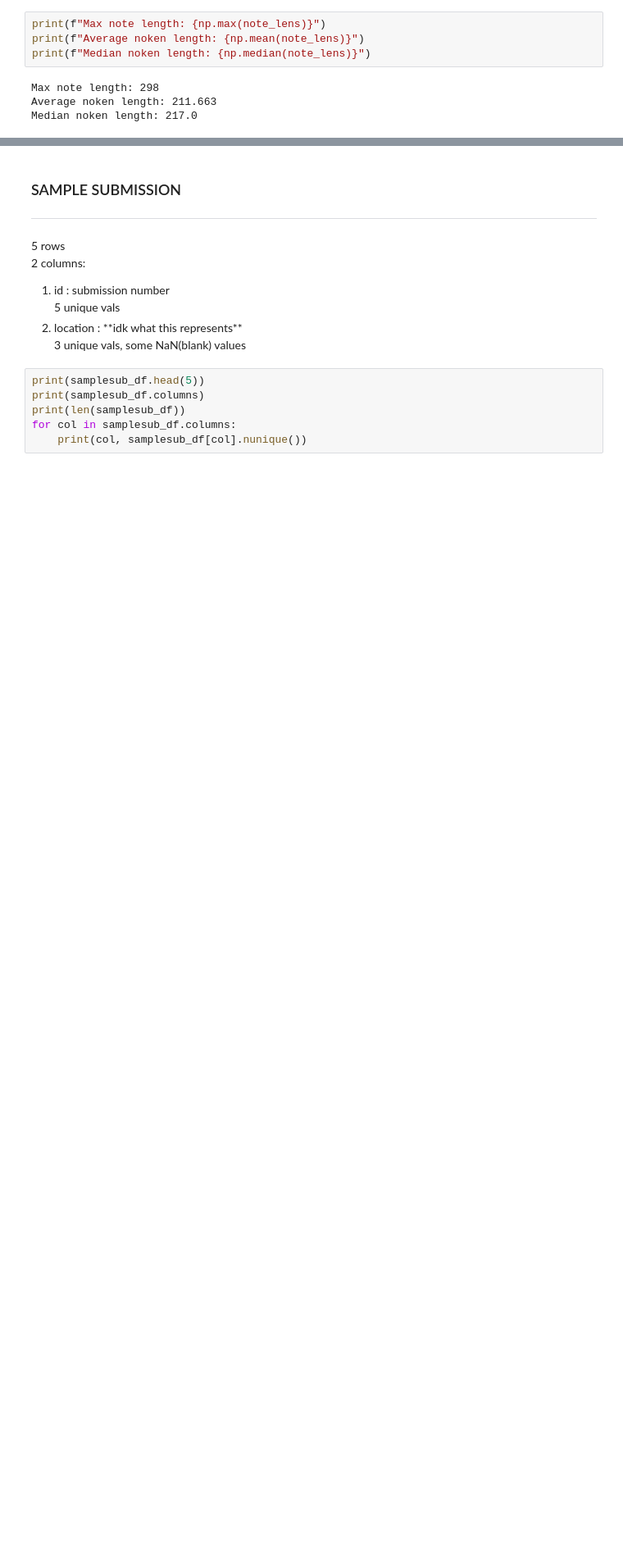
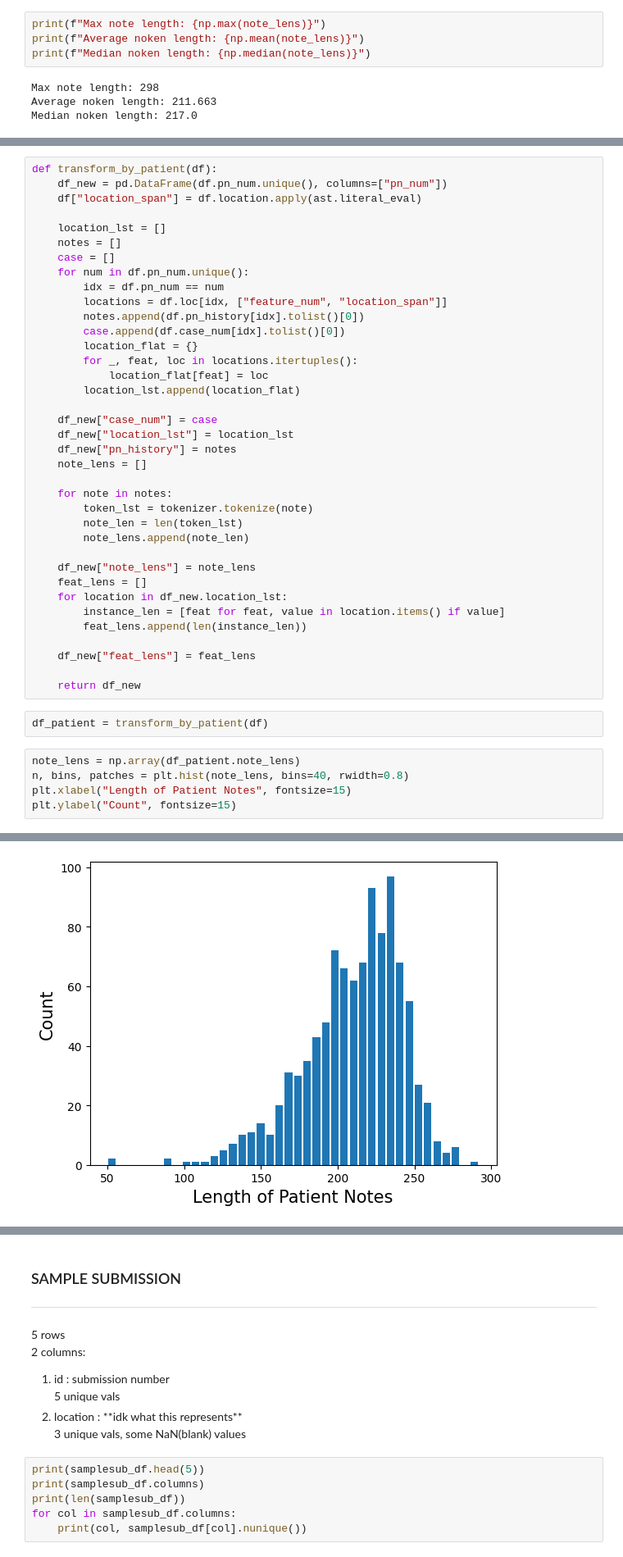
Before and after one commit to kartheekkotha/ClinicalPatientNotesScoring, a Jupyter notebook: src/dataAnalysis.ipynb, the cells around one changed output, grey strips where cells are left out. Shown at 82% size. Cells and saved outputs as stored; diff of their text form; blank space fills up the shorter version.

```diff
--- a/src/dataAnalysis.ipynb
+++ b/src/dataAnalysis.ipynb
@@ -368,0 +377,45 @@ Median noken length: 217.0
+# %%
+def transform_by_patient(df):
+    df_new = pd.DataFrame(df.pn_num.unique(), columns=["pn_num"])
+    df["location_span"] = df.location.apply(ast.literal_eval)
+
+    location_lst = []
+    notes = []
+    case = []
+    for num in df.pn_num.unique():
+        idx = df.pn_num == num
+        locations = df.loc[idx, ["feature_num", "location_span"]]
+        notes.append(df.pn_history[idx].tolist()[0])
+        case.append(df.case_num[idx].tolist()[0])
+        location_flat = {}
+        for _, feat, loc in locations.itertuples():
+            location_flat[feat] = loc
+        location_lst.append(location_flat)
+
+    df_new["case_num"] = case
+    df_new["location_lst"] = location_lst
+    df_new["pn_history"] = notes
+    note_lens = []
+
+    for note in notes:
+        token_lst = tokenizer.tokenize(note)
+        note_len = len(token_lst)
+        note_lens.append(note_len)
+
+    df_new["note_lens"] = note_lens
+    feat_lens = []
+    for location in df_new.location_lst:
+        instance_len = [feat for feat, value in location.items() if value]
+        feat_lens.append(len(instance_len))
+
+    df_new["feat_lens"] = feat_lens
+
+    return df_new
+# %%
+df_patient = transform_by_patient(df)
+# %%
+note_lens = np.array(df_patient.note_lens)
+n, bins, patches = plt.hist(note_lens, bins=40, rwidth=0.8)
+plt.xlabel("Length of Patient Notes", fontsize=15)
+plt.ylabel("Count", fontsize=15)
+# %% [output]
@@ -368,0 +423 @@ Median noken length: 217.0
+[figure, added]
```
Also changed, not shown: parts of 15 cells of this notebook.
